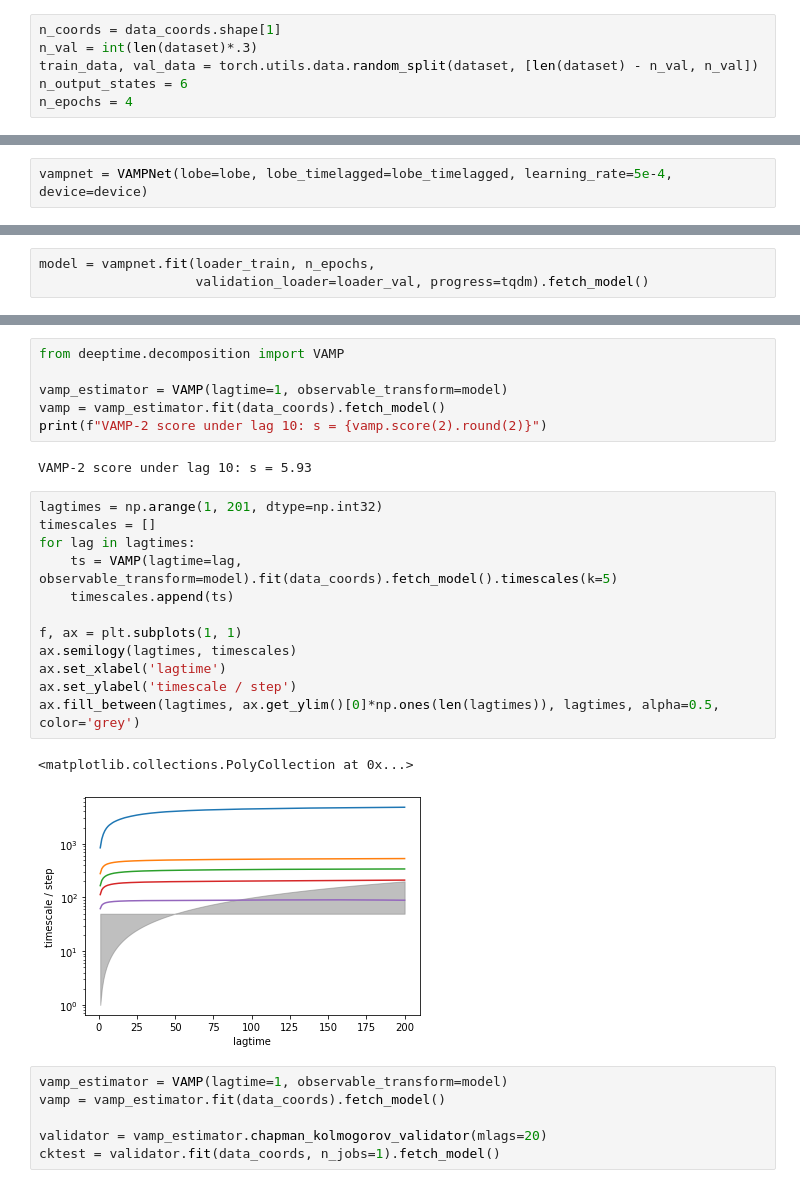
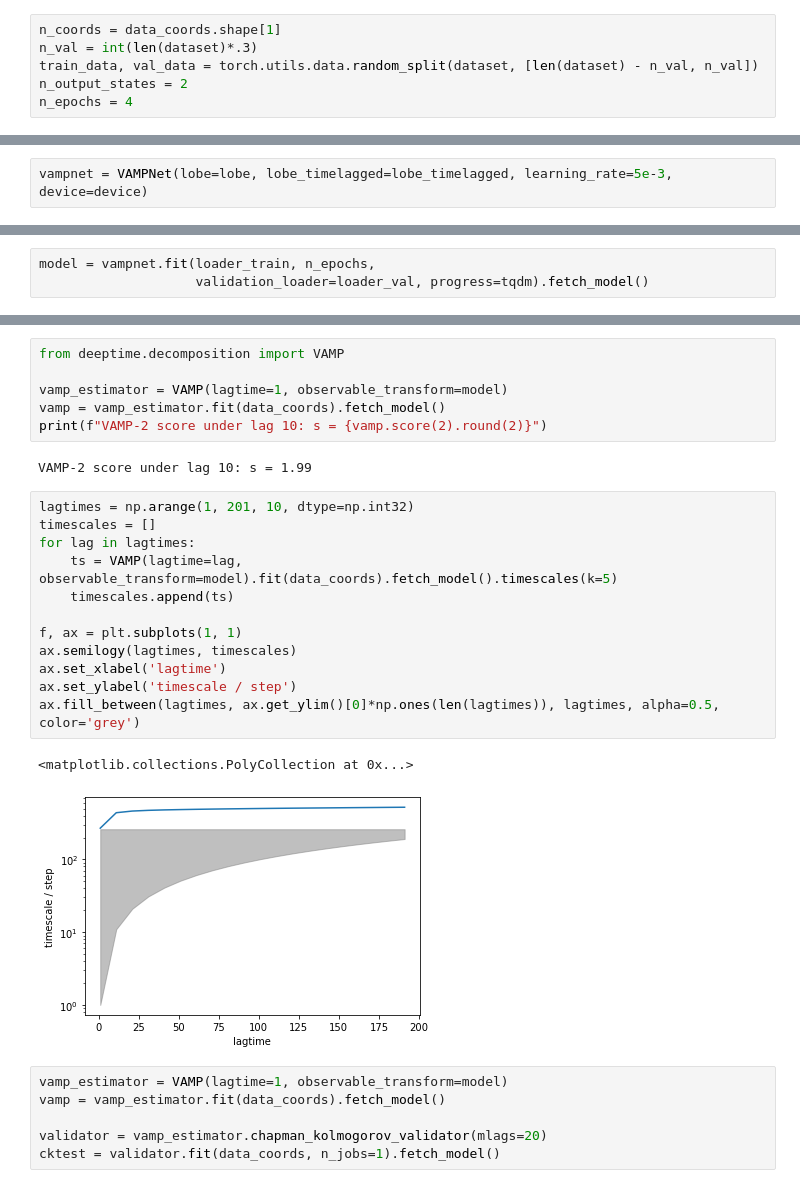
Before and after one commit to not-matt/online_vampnets, a Jupyter notebook: examples/ala2/deeptime_alanine_dipeptide.ipynb, the cells around one changed output, grey strips where cells are left out. Saved outputs shown, nothing was run; the diff lists cells and outputs as text.

```diff
--- a/examples/ala2/deeptime_alanine_dipeptide.ipynb
+++ b/examples/ala2/deeptime_alanine_dipeptide.ipynb
@@ -89,7 +89,7 @@ print(len(dataset), len(dataset[0]), len(dataset[0][0]))
 n_coords = data_coords.shape[1]
 n_val = int(len(dataset)*.3)
 train_data, val_data = torch.utils.data.random_split(dataset, [len(dataset) - n_val, n_val])
-n_output_states = 6
+n_output_states = 2
 n_epochs = 4
 # %%
 lobe = nn.Sequential(
@@ -129,7 +129,7 @@ Sequential(
   (16): Softmax(dim=1)
 )
 # %%
-vampnet = VAMPNet(lobe=lobe, lobe_timelagged=lobe_timelagged, learning_rate=5e-4, device=device)
+vampnet = VAMPNet(lobe=lobe, lobe_timelagged=lobe_timelagged, learning_rate=5e-3, device=device)
 # %%
 loader_train = DataLoader(train_data, batch_size=10000, shuffle=True)
 loader_val = DataLoader(val_data, batch_size=len(val_data), shuffle=False)
@@ -210,22 +209,22 @@ vamp_estimator = VAMP(lagtime=1, observable_transform=model)
 vamp = vamp_estimator.fit(data_coords).fetch_model()
 print(f"VAMP-2 score under lag 10: s = {vamp.score(2).round(2)}")
 # %% [output]
-VAMP-2 score under lag 10: s = 5.93
+VAMP-2 score under lag 10: s = 1.99
 # %%
-lagtimes = np.arange(1, 201, dtype=np.int32)
+lagtimes = np.arange(1, 201, 10, dtype=np.int32)
 timescales = []
 for lag in lagtimes:
     ts = VAMP(lagtime=lag, observable_transform=model).fit(data_coords).fetch_model().timescales(k=5)
     timescales.append(ts)
 
 f, ax = plt.subplots(1, 1)
 ax.semilogy(lagtimes, timescales)
 ax.set_xlabel('lagtime')
 ax.set_ylabel('timescale / step')
 ax.fill_between(lagtimes, ax.get_ylim()[0]*np.ones(len(lagtimes)), lagtimes, alpha=0.5, color='grey')
 # %% [output]
 <matplotlib.collections.PolyCollection at 0x...>
-[figure, old version]
+[figure, new version]
 # %%
 vamp_estimator = VAMP(lagtime=1, observable_transform=model)
 vamp = vamp_estimator.fit(data_coords).fetch_model()
```
Also changed, not shown: parts of 8 cells of this notebook.
